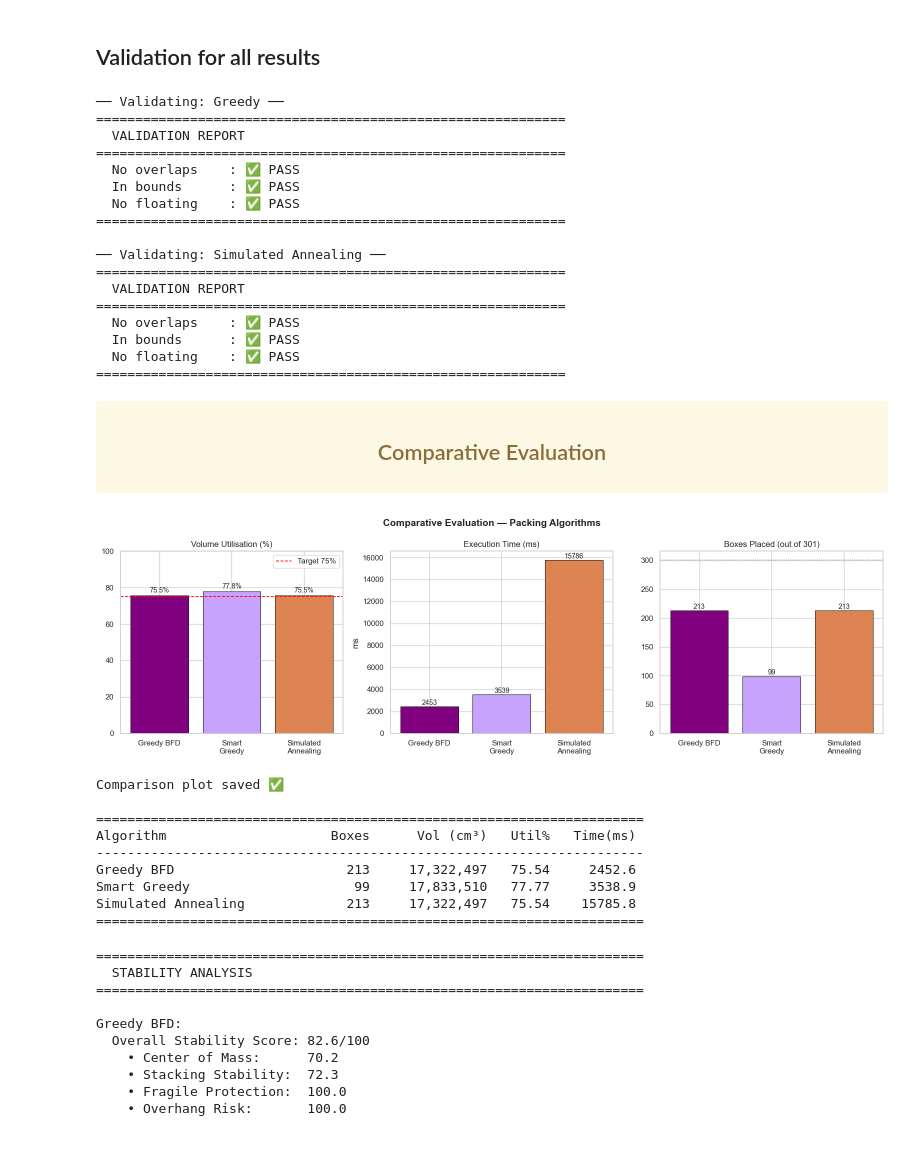
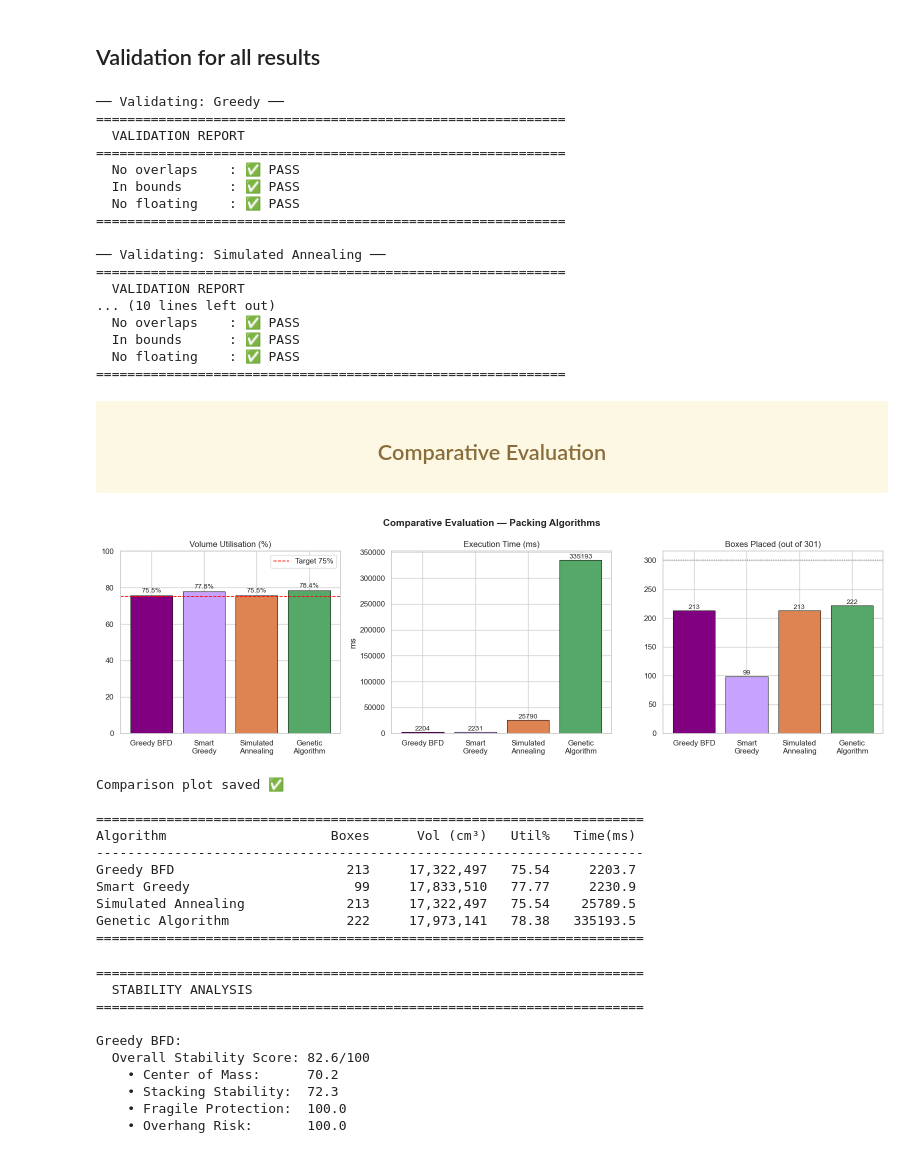
Before and after one commit to mariainesraheb06/The-3D-Container-Loading-Optimizer, a Jupyter notebook: notebooks/NoteBook.ipynb, the cells around one changed output. Saved outputs shown, nothing was run; the diff lists cells and outputs as text; code cells hidden in the pictures.

```diff
--- a/notebooks/NoteBook.ipynb
+++ b/notebooks/NoteBook.ipynb
@@ -1722,7 +1957,7 @@ PackingResult(algorithm='Genetic Algorithm', utilization=78.38%, boxes=222, time
 for label, res in [
     ("Greedy",              greedy_result),
     ("Simulated Annealing", sa_result),
-    #("Genetic Algorithm",   ga_result),
+    ("Genetic Algorithm",   ga_result),
 ]:
     print(f"\n── Validating: {label} ──")
     validate_result(res, verbose=True)
@@ -1739,7 +1974,7 @@ for label, res in [
 ── Validating: Simulated Annealing ──
 ============================================================
   VALIDATION REPORT
-============================================================
+... (10 lines left out)
   No overlaps    : ✅ PASS
   In bounds      : ✅ PASS
   No floating    : ✅ PASS
@@ -1753,17 +1988,10 @@ for label, res in [
 # %%
 # ── Comparative Evaluation ──────────────────────────────────
 
-#algorithms  = ["Greedy BFD", "Smart\nGreedy",
-#               "Simulated\nAnnealing", "Genetic\nAlgorithm"]
+algorithms  = ["Greedy BFD", "Smart\nGreedy","Simulated\nAnnealing", "Genetic\nAlgorithm"]
 
-algorithms  = ["Greedy BFD", "Smart\nGreedy",
-               "Simulated\nAnnealing"]
+results_lst = [greedy_result, sg_result,sa_result, ga_result]
 
-#results_lst = [greedy_result, sg_result,
-#               sa_result, ga_result]
-
-results_lst = [greedy_result, sg_result,
-               sa_result]
 
 utils = [r.utilization() for r in results_lst]
 times = [r.execution_time_ms for r in results_lst]
@@ -1856,42 +2084,43 @@ for bar, val in zip(bars2, boxes_placed):
         ha="center",
         va="bottom",
         fontsize=10
     )
 
 plt.tight_layout()
 plt.savefig("comparison.png", dpi=150, bbox_inches="tight")
 plt.show()
 
 print("Comparison plot saved ✅")
 
 # ── Summary table ───────────────────────────────────────────
 print("\n" + "=" * 70)
 
 print(f"{'Algorithm':<28} {'Boxes':>6} {'Vol (cm³)':>14} "
       f"{'Util%':>7} {'Time(ms)':>10}")
 
 print("-" * 70)
 
 for name, res in zip(algorithms, results_lst):
     print(
         f"{name.replace(chr(10),' '):<28} "
         f"{len(res.placed_boxes):>6} "
         f"{res.packed_volume:>14,.0f} "
         f"{res.utilization():>7.2f} "
         f"{res.execution_time_ms:>10.1f}"
     )
 
 print("=" * 70)
 # %% [output]
-[figure, old version]
+[figure, new version]
 Comparison plot saved ✅
 
 ======================================================================
 Algorithm                     Boxes      Vol (cm³)   Util%   Time(ms)
 ----------------------------------------------------------------------
-Greedy BFD                      213     17,322,497   75.54     2452.6
-Smart Greedy                     99     17,833,510   77.77     3538.9
-Simulated Annealing             213     17,322,497   75.54    15785.8
+Greedy BFD                      213     17,322,497   75.54     2203.7
+Smart Greedy                     99     17,833,510   77.77     2230.9
+Simulated Annealing             213     17,322,497   75.54    25789.5
+Genetic Algorithm               222     17,973,141   78.38   335193.5
 ======================================================================
 # %%
 # ── Stability Metrics (Placeholder Implementation) ──────────────────────────
```
Also changed, not shown: parts of 8 cells of this notebook, 6 other files.
